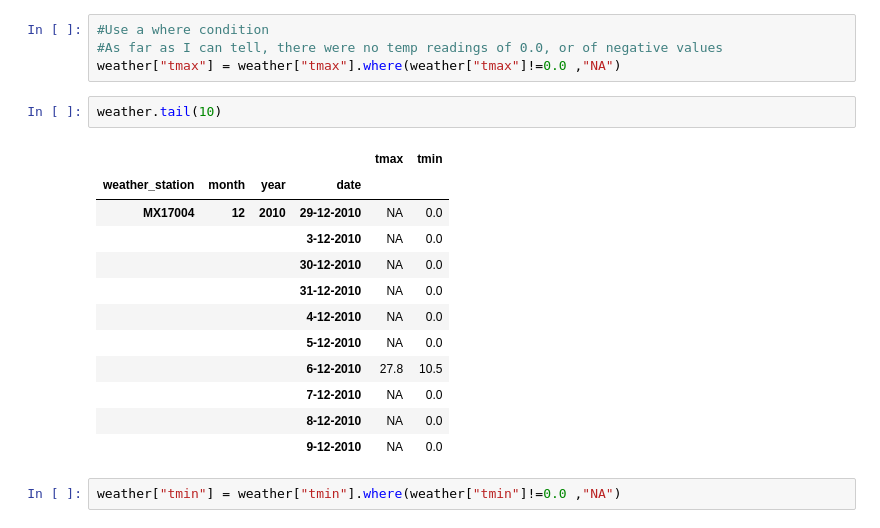
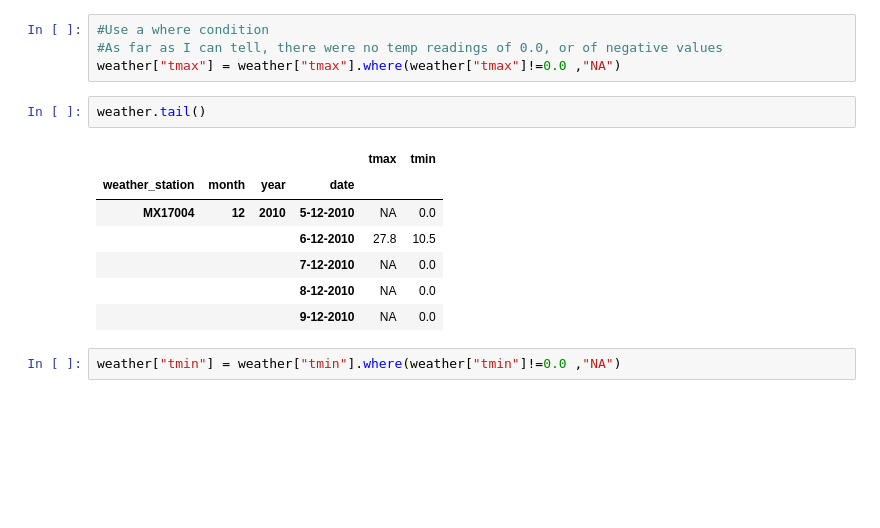
Before and after one commit to ta-data-lis/lab-data-cleaning, a Jupyter notebook: your-code/weather.ipynb, the cells around one changed output. Cells and saved outputs as stored; diff of their text form; blank space fills up the shorter version.

```diff
--- a/your-code/weather.ipynb
+++ b/your-code/weather.ipynb
@@ -258,16 +271,11 @@ dtype('float64')
 #As far as I can tell, there were no temp readings of 0.0, or of negative values
 weather["tmax"] = weather["tmax"].where(weather["tmax"]!=0.0 ,"NA")
 # %%
-weather.tail(10)
+weather.tail()
 # %% [output]
 |  |  |  |  | tmax | tmin |
 | weather_station | month | year | date |  |  |
-| MX17004 | 12 | 2010 | 29-12-2010 | NA | 0.0 |
-|  |  |  | 3-12-2010 | NA | 0.0 |
-|  |  |  | 30-12-2010 | NA | 0.0 |
-|  |  |  | 31-12-2010 | NA | 0.0 |
-|  |  |  | 4-12-2010 | NA | 0.0 |
-|  |  |  | 5-12-2010 | NA | 0.0 |
+| MX17004 | 12 | 2010 | 5-12-2010 | NA | 0.0 |
 |  |  |  | 6-12-2010 | 27.8 | 10.5 |
 |  |  |  | 7-12-2010 | NA | 0.0 |
 |  |  |  | 8-12-2010 | NA | 0.0 |
```
Also changed, not shown: parts of 17 cells of this notebook, 1 other file.
